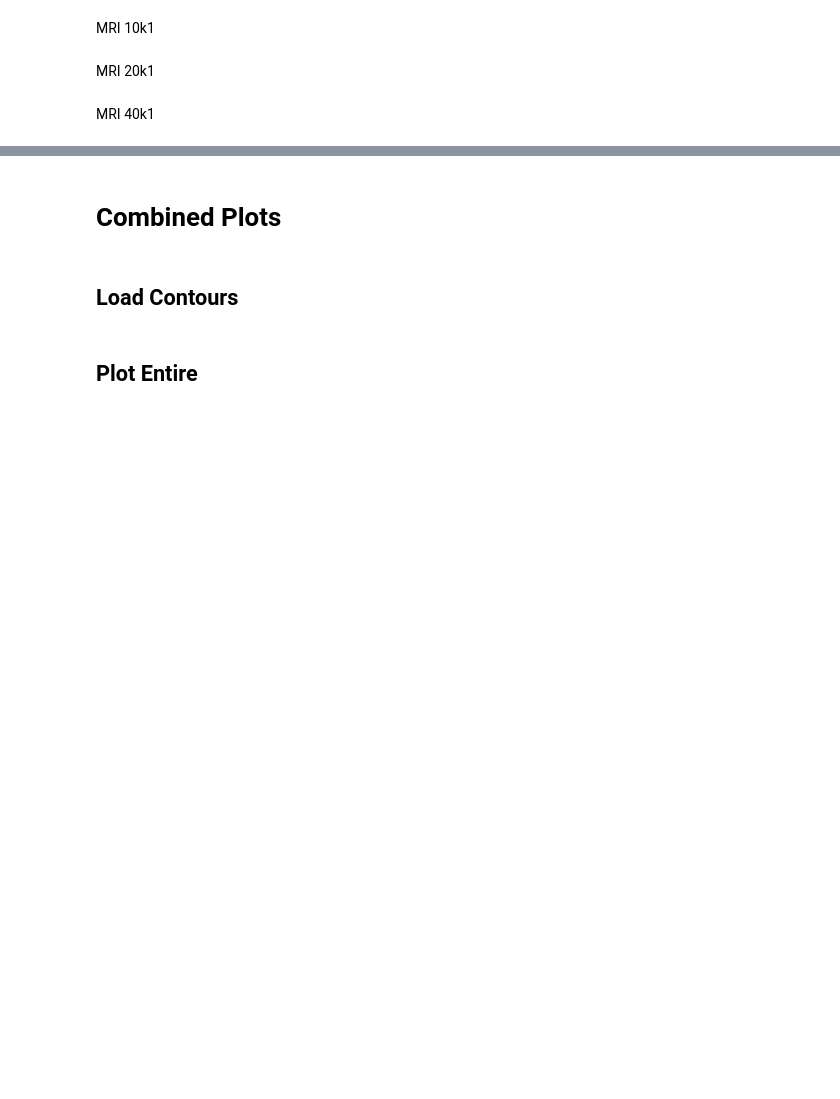
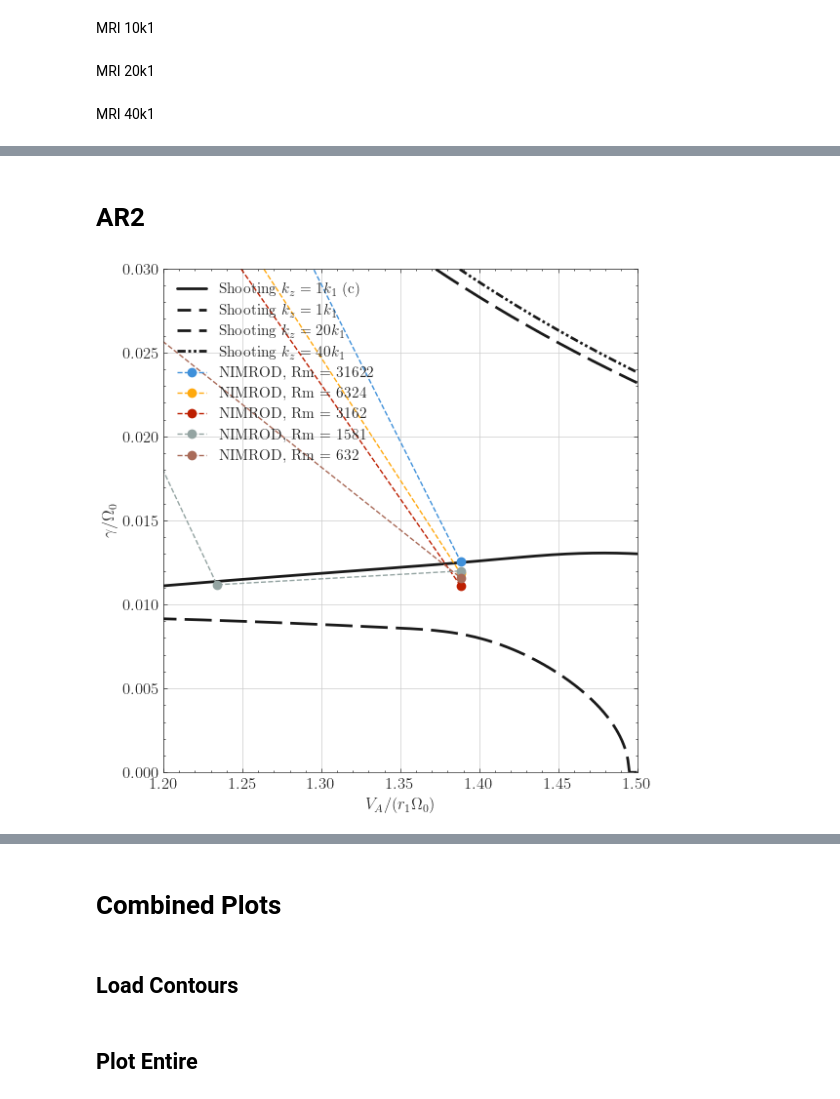
Before and after one commit to ItsAlexH/MRI-MCI-DATA, a Jupyter notebook: Shooting-NIMROD-Comp-AZ-ARCOMP.ipynb, the cells around one changed output, grey strips where cells are left out. Drawn from its saved outputs; the diff is of its cells as text; code cells hidden in the pictures; blank space fills up the shorter version.

```diff
--- a/Shooting-NIMROD-Comp-AZ-ARCOMP.ipynb
+++ b/Shooting-NIMROD-Comp-AZ-ARCOMP.ipynb
@@ -706,0 +844,69 @@ for j in range(0,len(guesses_40k1_MRI_h)):
+# %% [markdown]
+# AR2
+# %%
+plt.figure(figsize=(6,6))
+color_arr = ['#3F90DA', '#FFA90E', '#BD1F01', '#94A4A2', '#832DB6', '#A96B59', '#E76300', '#B9AC70', '#92DADD']
+
+plt.plot(VA_l_MCI1_AR2,gr_1k1_MCI_l_AR2, color = 'k', label =f'Shooting $k_z = 1k_1$ (c)', linewidth=2)
+plt.plot(VA_h_MCI1_AR2[0:len(VA_h_MCI1_AR2)-275],gr_1k1_MCI_h_AR2[0:len(VA_h_MCI1_AR2)-275], color = 'k', linewidth=2)
+
+# plt.plot(VA_l_MCI2_AR2,gr_2k1_MCI_l_AR2, color 'k'1], label =f'Shooting $k_z = 2k_1$ (c)', linestyle = (0, (5, 1)), linewidth=2)
+# plt.plot(VA_h_MCI2_AR2,gr_2k1_MCI_h_AR2, color 'k'1], linestyle =  (0, (5, 1)), linewidth=2)
+
+# plt.plot(VA_l_MCI3_AR2,gr_3k1_MCI_l_AR2, color 'k'2], label =f'Shooting $k_z = 2k_1$ (c)', linestyle = (0, (5, 1)), linewidth=2)
+# plt.plot(VA_h_MCI3_AR2,gr_3k1_MCI_h_AR2, color 'k'2], linestyle =  (0, (5, 1)), linewidth=2)
+
+
+plt.plot(VA_h_MRI1_AR2,gr_1k1_MRI_l_AR2, color = 'k', label =f'Shooting $k_z = 1k_1$', linestyle = (5, (10, 3)), linewidth=2)
+plt.plot(VA_l_MRI1_AR2[0:len(VA_h_MCI1_AR2)-500],gr_1k1_MRI_h_AR2[0:len(VA_h_MCI1_AR2)-500], color = 'k', linestyle = (5, (10, 3)), linewidth=2)
+
+# plt.plot(VA_h_MRI2_AR2,gr_2k1_MRI_l_AR2, color = color_arr[3], label =f'Shooting $k_z = 2k_1$', linestyle = (0, (3, 1, 1, 1, 1, 1)), linewidth=2)
+# VA_l_cut = []
+# for j in range(0,len(gr_2k1_MRI_h_AR2)):
+#     VA_l_cut.append(VA_l_MRI2_AR2[j])
+# plt.plot(VA_l_cut,gr_2k1_MRI_h_AR2, color = color_arr[3], linestyle = (0, (3, 1, 1, 1, 1, 1)), linewidth=2)
+
+# plt.plot(VA_h_MRI6_AR2,gr_6k1_MRI_l_AR2, color = 'k', label =f'Shooting $k_z = 6k_1$', linestyle = 'dashdot', linewidth=2)
+# plt.plot(VA_l_MRI6_AR2[0:len(gr_6k1_MRI_h_AR2)-35],gr_6k1_MRI_h_AR2[0:len(gr_6k1_MRI_h_AR2)-35], color = 'k', linestyle = 'dashdot', linewidth=2)
+
+# plt.plot(VA_l_MRI8, gr_8k1_MRI_l, color = color_arr[5], label =f'Shooting $k_z = 8k_1$', linestyle = '-.', linewidth=2)
+# plt.plot(VA_h_MRI8,gr_8k1_MRI_h, color = color_arr[5], linestyle = '-.', linewidth=2)
+
+# plt.plot(VA_h_MRI10_AR2,gr_10k1_MRI_l_AR2, color = 'k', label =f'Shooting $k_z = 10k_1$', linestyle = ':', linewidth=2)
+# plt.plot(VA_l_MRI10_AR2[0:len(gr_10k1_MRI_l_AR2)-200],gr_10k1_MRI_h_AR2[0:len(gr_10k1_MRI_l_AR2)-200], color = 'k', linestyle = ':', linewidth=2)
+
+plt.plot(VA_h_MRI20_AR2,gr_20k1_MRI_l_AR2, color = 'k', label =f'Shooting $k_z = 20k_1$', linestyle = (5, (10, 3)), linewidth=2)
+plt.plot(VA_l_MRI20_AR2[0:len(VA_l_MRI20_AR2)-675],gr_20k1_MRI_h_AR2[0:len(VA_l_MRI20_AR2)-675], color = 'k', linestyle = (5, (10, 3)), linewidth=2)
+
+plt.plot(VA_h_MRI40_AR2,gr_40k1_MRI_l_AR2, color = 'k', label =f'Shooting $k_z = 40k_1$', linestyle = (0, (3, 1, 1, 1, 1, 1)), linewidth=2)
+plt.plot(VA_l_MRI40_AR2[0:len(VA_l_MRI40_AR2)-600],gr_40k1_MRI_h_AR2[0:len(VA_l_MRI40_AR2)-600], color = 'k', linestyle = (0, (3, 1, 1, 1, 1, 1)), linewidth=2)
+
+V0 = r1*Omega0
+eta_arr = [0.1, 0.5, 1, 2, 5]
+Rm = r1*V0/np.array(eta_arr)
+for i in range(0, len(eta)-1):
+    # plt.plot(vA/(r1*Omega0*10000), etaplot_AR2[i]/(Omega0), 'o', label=r'NIMROD ($\eta = $ ' + str(eta[i]) + ', Rm = ' + str(int(Rm[i])) + ')', color = color_arr[i], linestyle = '--')
+    plt.plot(vA/(r1*Omega0*10000), etaplot_AR2[i]/(Omega0), 'o', label=r'NIMROD, Rm = ' + str(int(Rm[i])), color = color_arr[i], linestyle = '--')
+    # plt.xlabel(r'$V_A / (r_1\Omega_0)$',fontdict={'fontsize':20})
+    # plt.ylabel(r'$\gamma / \Omega_0$',fontdict={'fontsize':20})
+    # plt.title(r'High Aspect Ratio: $r_2 - r_1 = 8r_1$',fontdict={'fontsize':23
+eta_arr = [5]
+Rm = r1*V0/np.array(eta_arr)
+# plt.plot(vA_ETA5/(r1*Omega0*10000), ETA5_curr/(Omega0), 'o', label=r'NIMROD ($\eta = $ ' + str(eta_arr[0]) + ', Rm = ' + str(int(Rm[0])) + ')', color = color_arr[len(eta)], linestyle = '--')
+plt.plot(vA_ETA5/(r1*Omega0*10000), ETA5_curr/(Omega0), 'o', label=r'NIMROD, Rm = ' + str(int(Rm[0])), color = color_arr[len(eta)], linestyle = '--')
+
+plt.xlabel('$V_A/(r_1 \Omega_0)$',fontsize=12)
+plt.ylabel(r'$\gamma/\Omega_0$',fontsize=12)
+# plt.title(f'Azimuthal field growth rates (AR2) (Shooting vs NIMROD)',fontsize=15)
+# plt.xlim(0,0.7)
+plt.ylim(0,0.03)
+plt.xlim(1.2,1.5)
+plt.legend()
+plt.xticks(fontsize=12)
+plt.yticks(fontsize=12)
+plt.tight_layout()
+# plt.savefig('GRvsAlfvenSpeed-Az-w-AR2-NIMROD.png', bbox_inches='tight')
+plt.show()
+plt.close()
+# %% [output]
+[figure, added]
```
Also changed, not shown: parts of 12 cells of this notebook, 6 other files.
